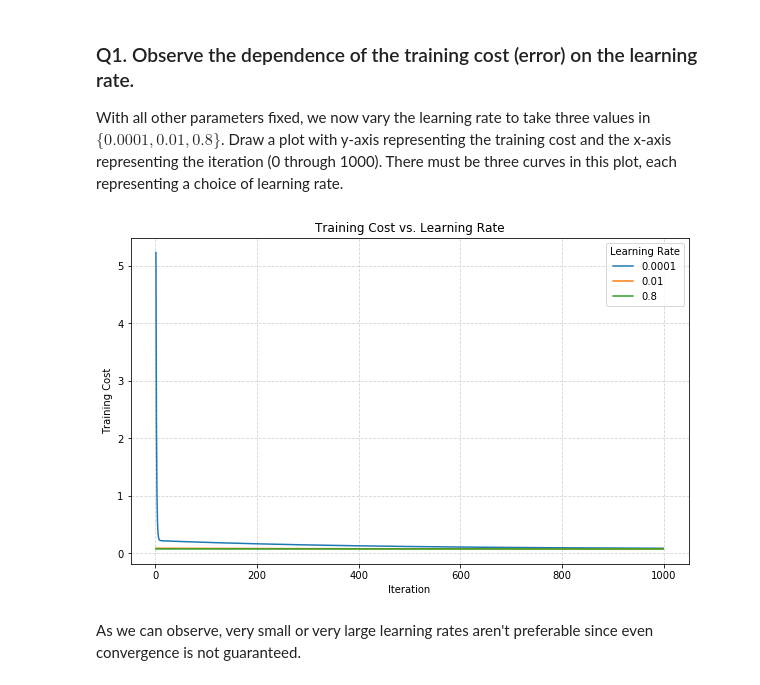
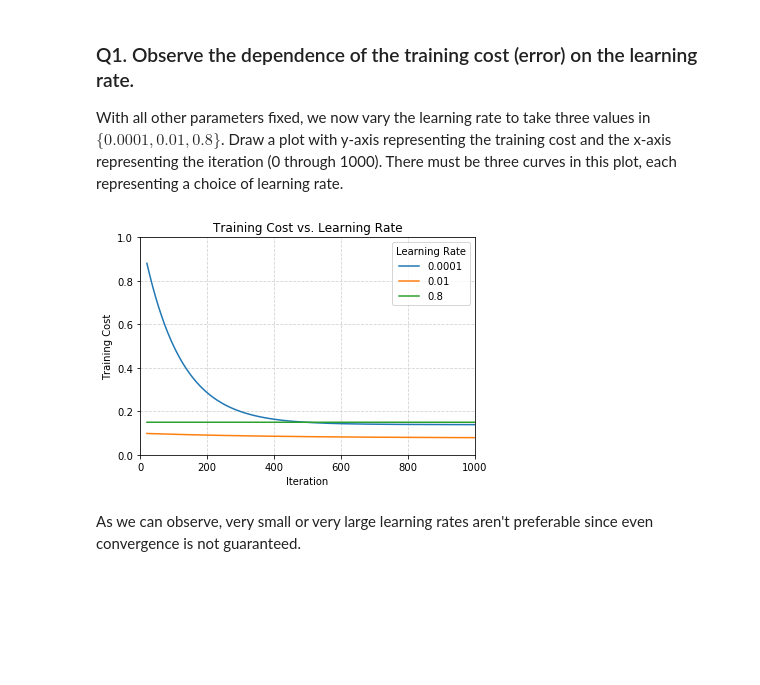
Before and after one commit to Richard-Hendricks/UIUC-Fall-2017, a Jupyter notebook: IE_532/Exercises/4Classification_ex.ipynb, the cells around one changed output. Saved outputs shown, nothing was run; the diff lists cells and outputs as text; code cells hidden in the pictures; blank space fills up the shorter version.

```diff
--- a/IE_532/Exercises/4Classification_ex.ipynb
+++ b/IE_532/Exercises/4Classification_ex.ipynb
@@ -187,46 +187,42 @@ With all other parameters fixed, we now vary the learning rate to take three val
 # %%
 #----------------- Your code here ---------------#
 learning_rates = [0.0001, 0.01, 0.8]
-costs = []
 
-with tf.Session() as sess:
-    sess.run(init)
+for learning_rate in learning_rates:
+    costs = []
+    W = tf.Variable(rng.randn(), name = "weight")
+    b = tf.Variable(rng.randn(), name = "bias")
+    pred = tf.add(tf.multiply(X, W), b)
+    cost = tf.reduce_sum(tf.pow(pred - Y, 2))/(2 * n_samples)
+    optimizer = tf.train.GradientDescentOptimizer(learning_rate).minimize(cost)
+    init = tf.global_variables_initializer()
 
-    for learning_rate in learning_rates:
+    with tf.Session() as sess:
+        sess.run(init)
 
         # Fit all training data
         for epoch in range(training_epochs):
-
             for (x, y) in zip(train_X, train_Y):
                 sess.run(optimizer, feed_dict = {X: x, Y: y})
 
             # Store costs per epoch step
             c = sess.run(cost, feed_dict = {X: train_X, Y: train_Y})
             costs.append(c)
 
-
-# Display the graph
-X = numpy.arange(1, 1000, 1)
-cost1 = costs[0: training_epochs - 1]
-cost2 = costs[training_epochs: 2 * training_epochs - 1]
-cost3 = costs[2 * training_epochs: 3 * training_epochs - 1]
-
-fig, ax = plt.subplots(figsize = (10, 6))
-
-plt.plot(X, cost1, label = "0.0001")
-plt.plot(X, cost2, label = "0.01")
-plt.plot(X, cost3, label = "0.8")
+    plt.plot(range(20, training_epochs), costs[20:], label = str(learning_rate))
 
 plt.xlabel('Iteration')
 plt.ylabel('Training Cost')
+plt.xlim(0, 1000)
+plt.ylim(0, 1)
 plt.title('Training Cost vs. Learning Rate')
 plt.legend(loc = "upper right", title = "Learning Rate")
 plt.grid(color = 'lightgray', linestyle = '--')
 plt.show()
 
 #------------------------------------------------#
 # %% [output]
-[figure, old version]
+[figure, new version]
 # %% [markdown]
 As we can observe, very small or very large learning rates aren't preferable since even convergence is not guaranteed.
 # %% [markdown]
```
Also changed, not shown: parts of 7 cells of this notebook.
